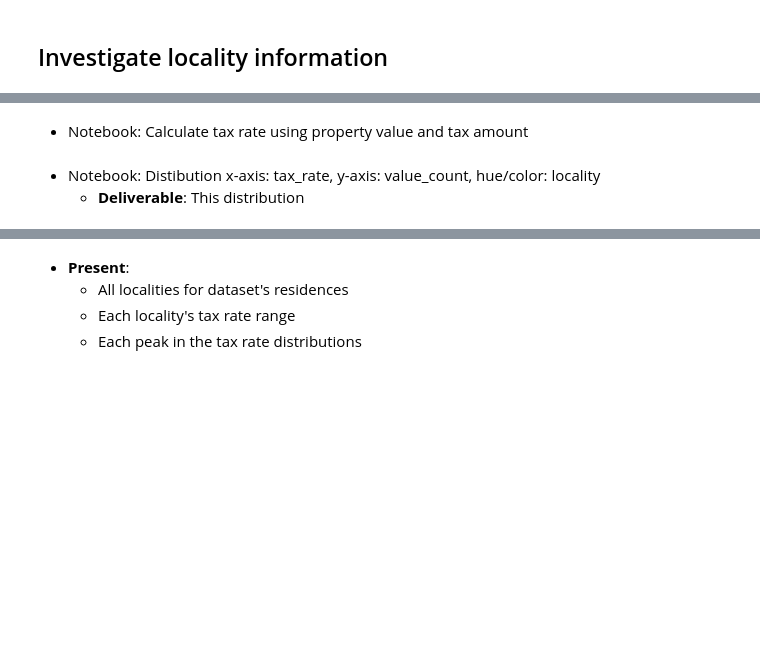
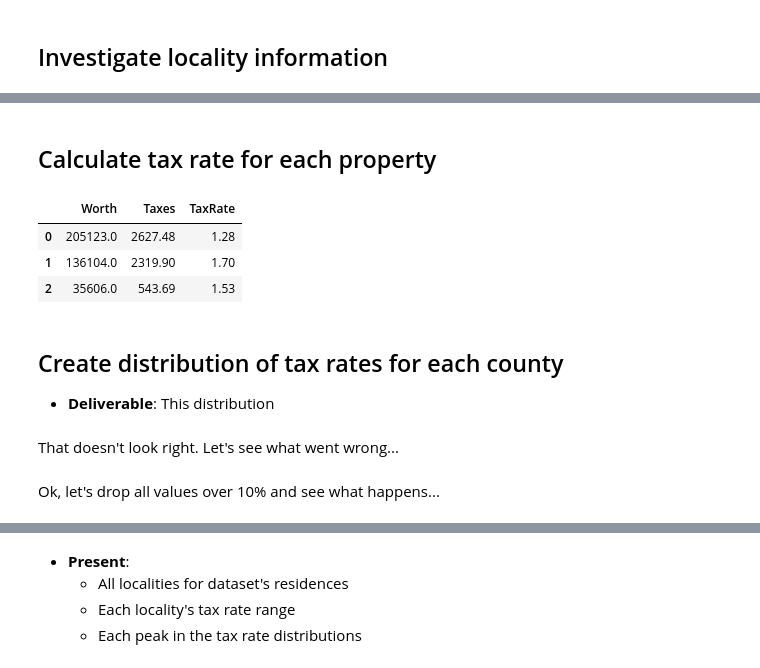
Before and after one commit to JacobPaxton/zillow-regression-project, a Jupyter notebook: draft_workspace.ipynb, the cells around one changed output, grey strips where cells are left out. Drawn from its saved outputs; the diff is of its cells as text; code cells hidden in the pictures; blank space fills up the shorter version.

```diff
--- a/draft_workspace.ipynb
+++ b/draft_workspace.ipynb
@@ -121,5 +122,13 @@ dtype: int64
 # %% [markdown]
-* Notebook: Calculate tax rate using property value and tax amount
+## Calculate tax rate for each property
-# %% [markdown]
-* Notebook: Distibution x-axis: tax_rate, y-axis: value_count, hue/color: locality
-    * **Deliverable**: This distribution
+# %%
+df['TaxRate'] = round((df['Taxes'] / df['Worth']) * 100, 2)
+df[['Worth','Taxes','TaxRate']].head(3)
+# %% [output]
+|  | Worth | Taxes | TaxRate |
+| 0 | 205123.0 | 2627.48 | 1.28 |
+| 1 | 136104.0 | 2319.90 | 1.70 |
+| 2 | 35606.0 | 543.69 | 1.53 |
+# %% [markdown]
+## Create distribution of tax rates for each county
+* **Deliverable**: This distribution
@@ -125,0 +137,2 @@ dtype: int64
+# %% [markdown]
+That doesn't look right. Let's see what went wrong...
@@ -125,0 +141,2 @@ dtype: int64
+# %% [markdown]
+Ok, let's drop all values over 10% and see what happens...
```
Also changed, not shown: parts of 74 cells of this notebook.
